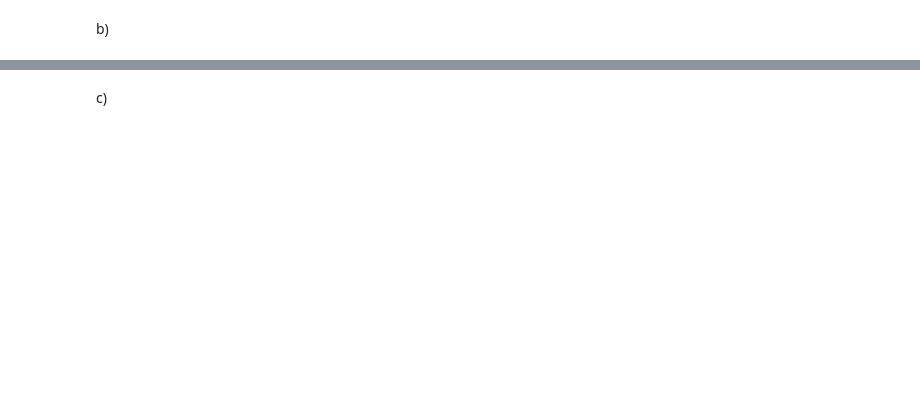
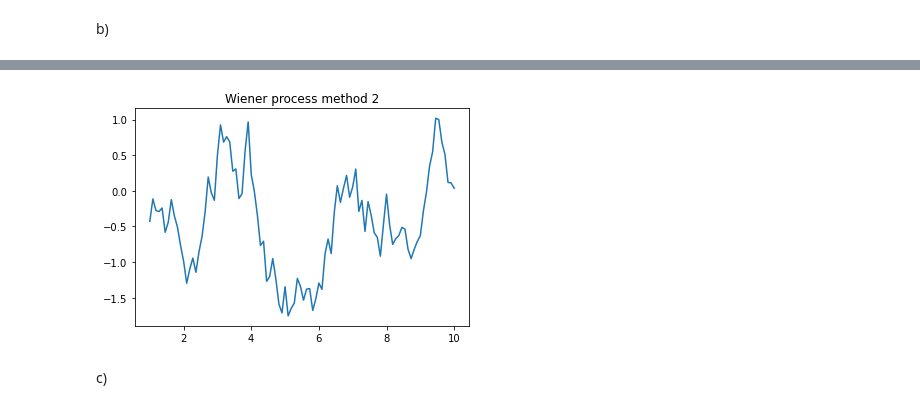
Before and after one commit to gekas145/MF, a Jupyter notebook: lab2.ipynb, the cells around one changed output, grey strips where cells are left out. Drawn from its saved outputs; the diff is of its cells as text; code cells hidden in the pictures; blank space fills up the shorter version.

```diff
--- a/lab2.ipynb
+++ b/lab2.ipynb
@@ -40,3 +75,10 @@ plt.show()
+# %%
+t, y = generate_wiener2(100, 10)
+plt.plot(t, y)
+plt.title('Wiener process method 2')
+plt.show()
+# %% [output]
+[figure, added]
 # %% [markdown]
 c)
 # %%
```
Also changed, not shown: parts of 9 cells of this notebook.
